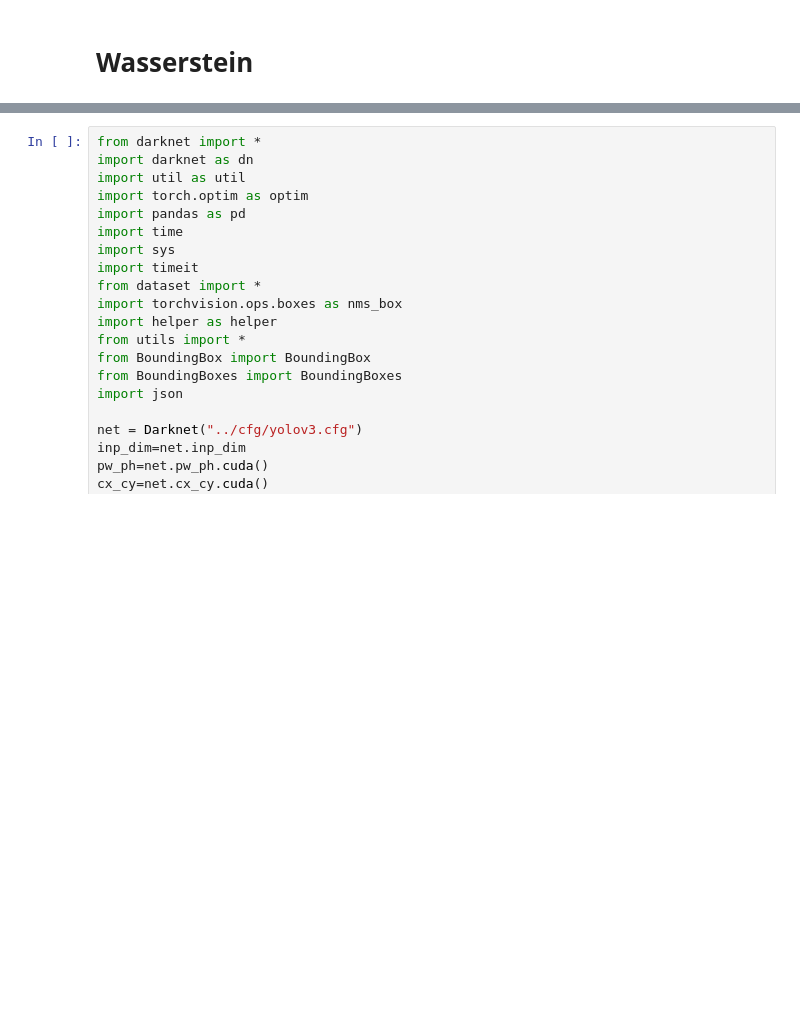
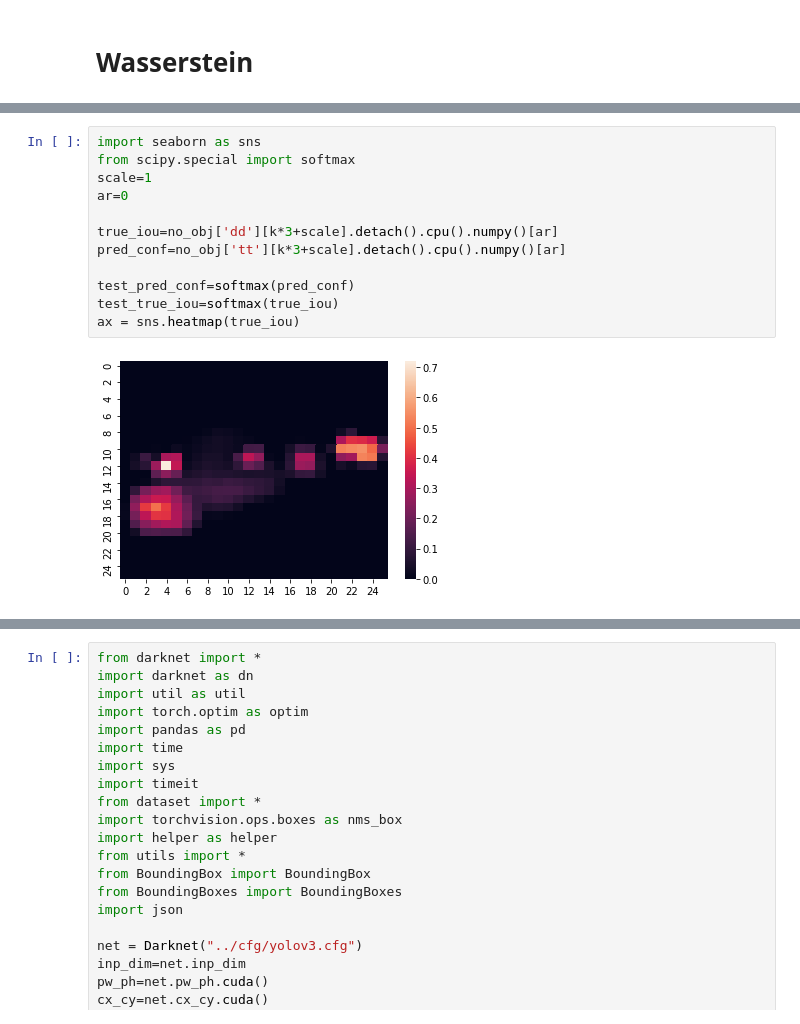
Before and after one commit to kostas1515/yolo_on_coco, a Jupyter notebook: coco.ipynb, the cells around one changed output, grey strips where cells are left out. Drawn from its saved outputs; the diff is of its cells as text; blank space fills up the shorter version.

```diff
--- a/coco.ipynb
+++ b/coco.ipynb
@@ -427,0 +563,14 @@ print(len(tt))
+# %%
+import seaborn as sns
+from scipy.special import softmax
+scale=1
+ar=0
+
+true_iou=no_obj['dd'][k*3+scale].detach().cpu().numpy()[ar]
+pred_conf=no_obj['tt'][k*3+scale].detach().cpu().numpy()[ar]
+
+test_pred_conf=softmax(pred_conf)
+test_true_iou=softmax(true_iou)
+ax = sns.heatmap(true_iou)
+# %% [output]
+[figure, added]
```
Also changed, not shown: parts of 21 cells of this notebook, 6 other files.
